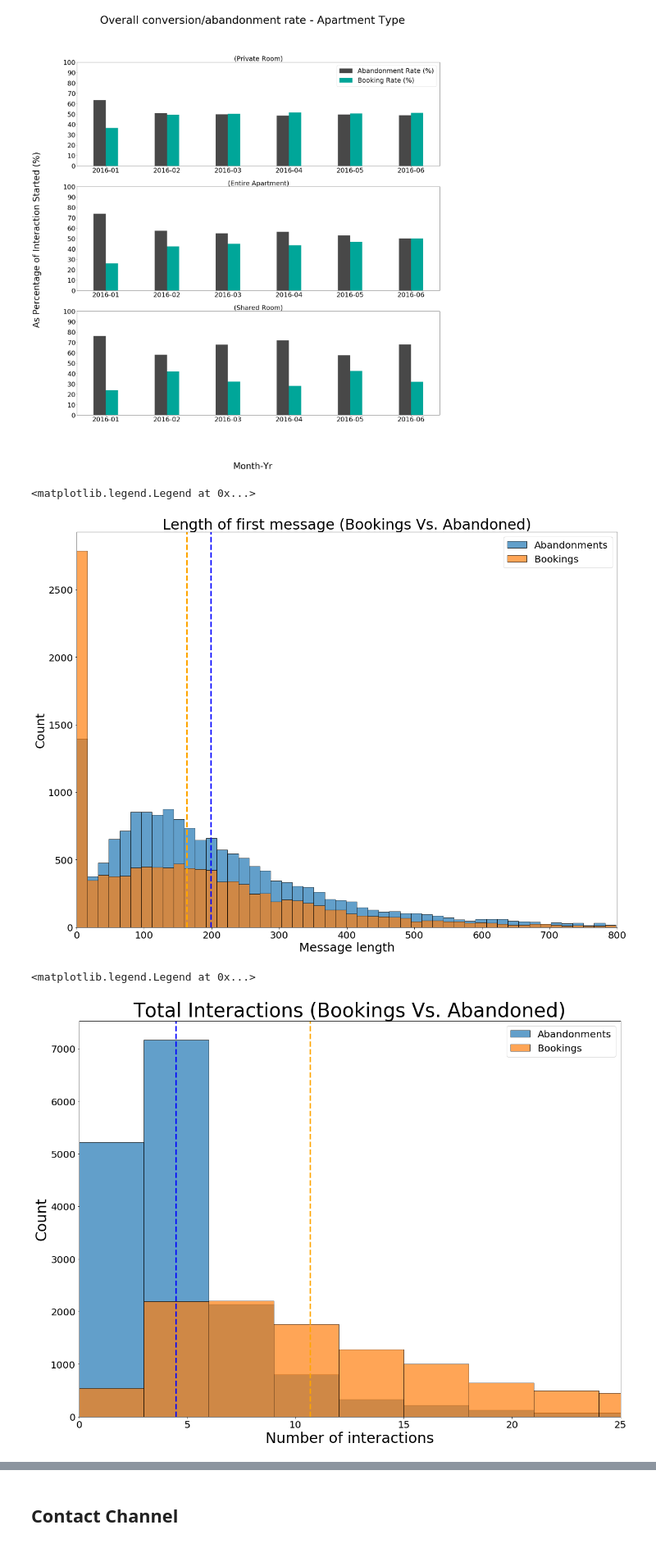
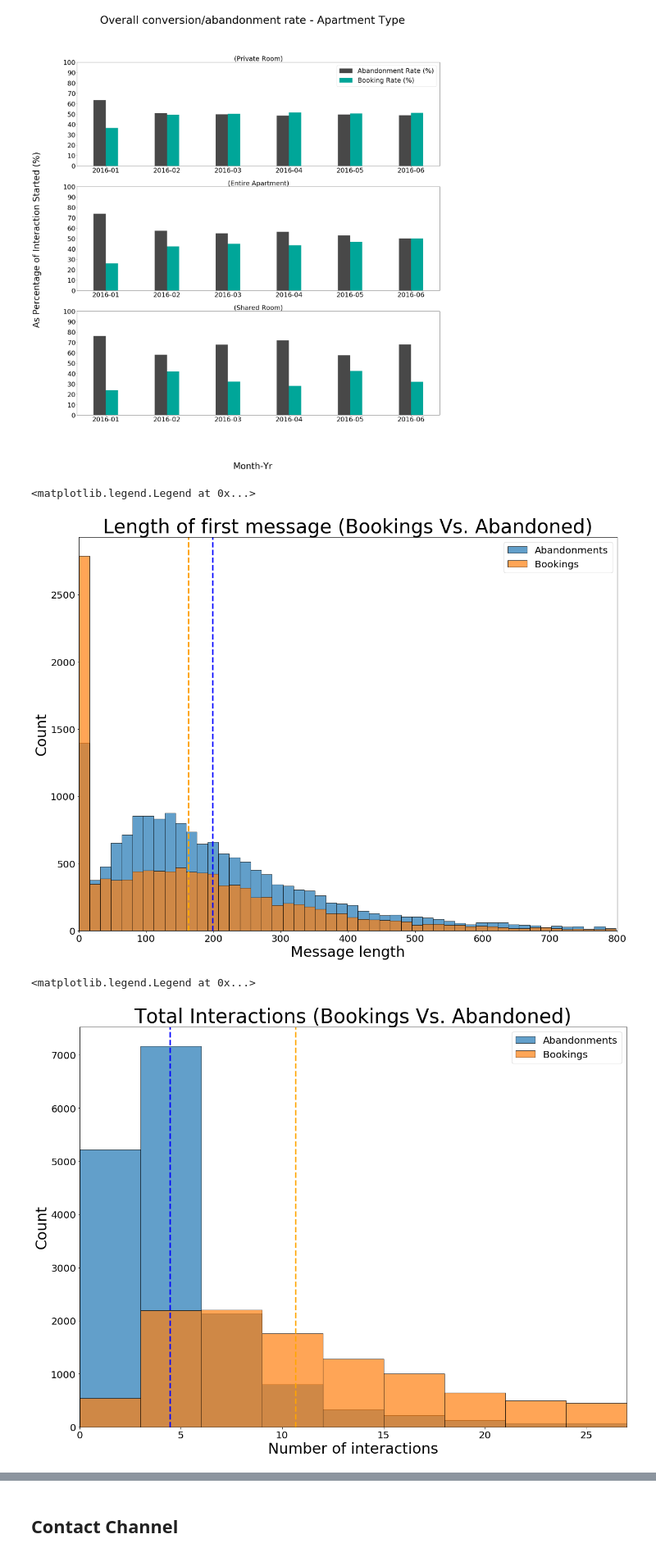
Before and after one commit to NikhilSawal/data_science_case_studies, a Jupyter notebook: airbnb/solution/solution.ipynb, the cells around one changed output, grey strips where cells are left out. Shown at 82% size. Saved outputs shown, nothing was run; the diff lists cells and outputs as text; code cells hidden in the pictures.

```diff
--- a/airbnb/solution/solution.ipynb
+++ b/airbnb/solution/solution.ipynb
@@ -527,40 +499,40 @@ plt.hist(bookings_df['m_first_message_length_in_characters'], edgecolor='black',
 plt.axvline(abandonment_df['m_first_message_length_in_characters'].mean(), color='blue', linestyle='dashed', linewidth=3)
 plt.axvline(bookings_df['m_first_message_length_in_characters'].mean(), color='orange', linestyle='dashed', linewidth=3)
 plt.xlim(0, 800)
-plt.xlabel("Message length", size=25)
-plt.ylabel("Count", size=25)
+plt.xlabel("Message length", size=30)
+plt.ylabel("Count", size=30)
 plt.xticks(size=20)
 plt.yticks(size=20)
-plt.title("Length of first message (Bookings Vs. Abandoned)", size=30)
+plt.title("Length of first message (Bookings Vs. Abandoned)", size=40)
 plt.rcParams["figure.figsize"] = (20,15)
 plt.legend(loc='upper right', fontsize=20)
 # %% [output]
 <matplotlib.legend.Legend at 0x...>
-[figure, old version]
+[figure, new version]
 # %%
 bookings_df = checkins_df[checkins_df['is_booking_at']==False]
 abandonment_df = checkins_df[checkins_df['is_booking_at']==True]
 
 bookings_df = bookings_df[bookings_df['m_interactions']<30]
 abandonment_df = abandonment_df[abandonment_df['m_interactions']<30]
 
 bins = [0, 3, 6, 9, 12, 15, 18, 21, 24, 27]
 
 plt.hist(abandonment_df['m_interactions'], edgecolor='black', bins=bins, alpha=0.7, label='Abandonments')
 plt.hist(bookings_df['m_interactions'], edgecolor='black', bins=bins, alpha=0.7, label='Bookings')
 plt.axvline(abandonment_df['m_interactions'].mean(), color='blue', linestyle='dashed', linewidth=3)
 plt.axvline(bookings_df['m_interactions'].mean(), color='orange', linestyle='dashed', linewidth=3)
-plt.xlim(0, 25)
+plt.xlim(0, 27)
 plt.xlabel("Number of interactions", size=30)
 plt.ylabel("Count", size=30)
 plt.xticks(size=20)
 plt.yticks(size=20)
 plt.title("Total Interactions (Bookings Vs. Abandoned)", size=40)
 plt.rcParams["figure.figsize"] = (20,15)
 plt.legend(loc='upper right', fontsize=20)
 # %% [output]
 <matplotlib.legend.Legend at 0x...>
-[figure, old version]
+[figure, new version]
 # %%
 checkins_df.head()
 # %% [output]
```
Also changed, not shown: parts of 13 cells of this notebook.
